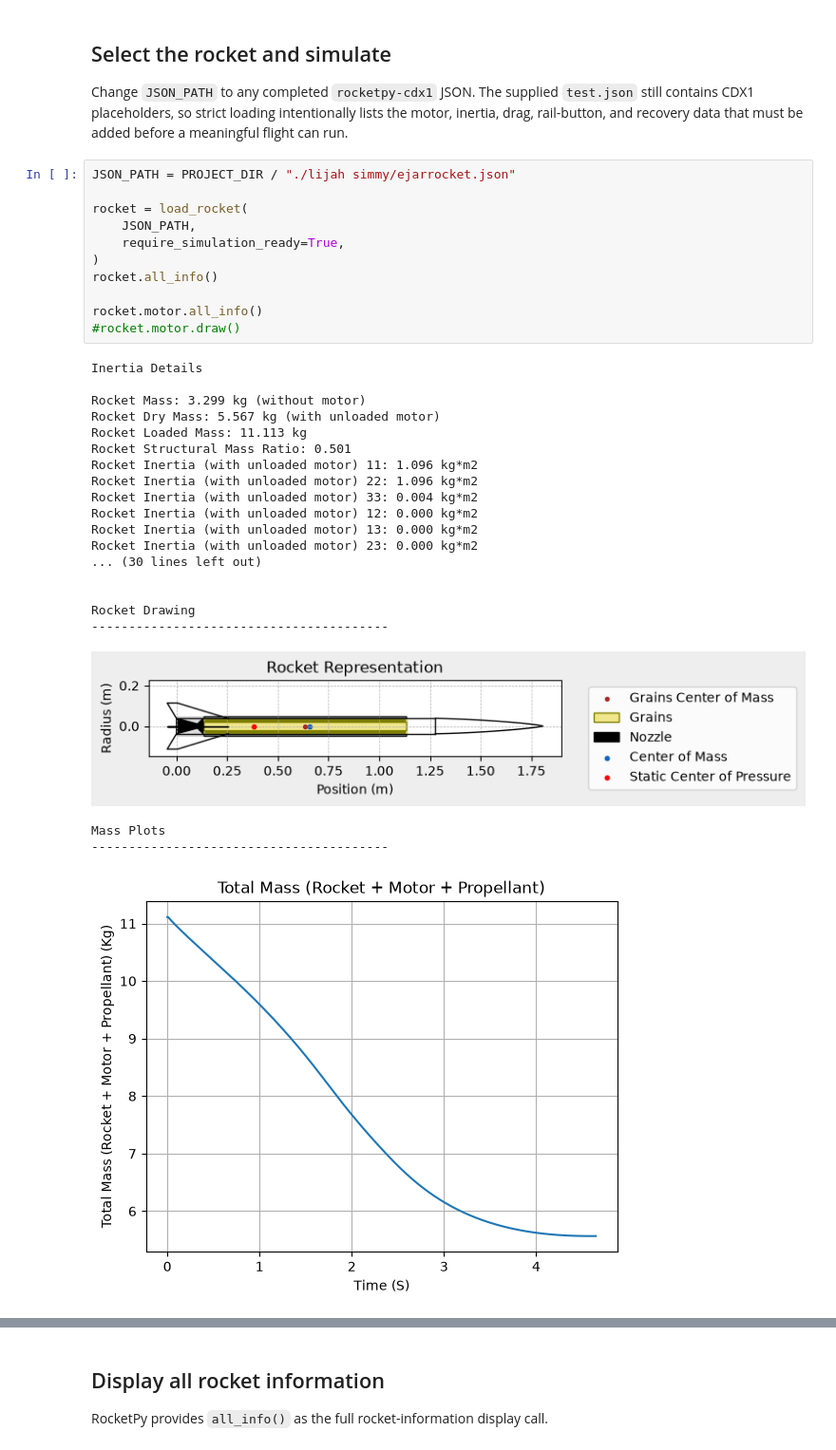
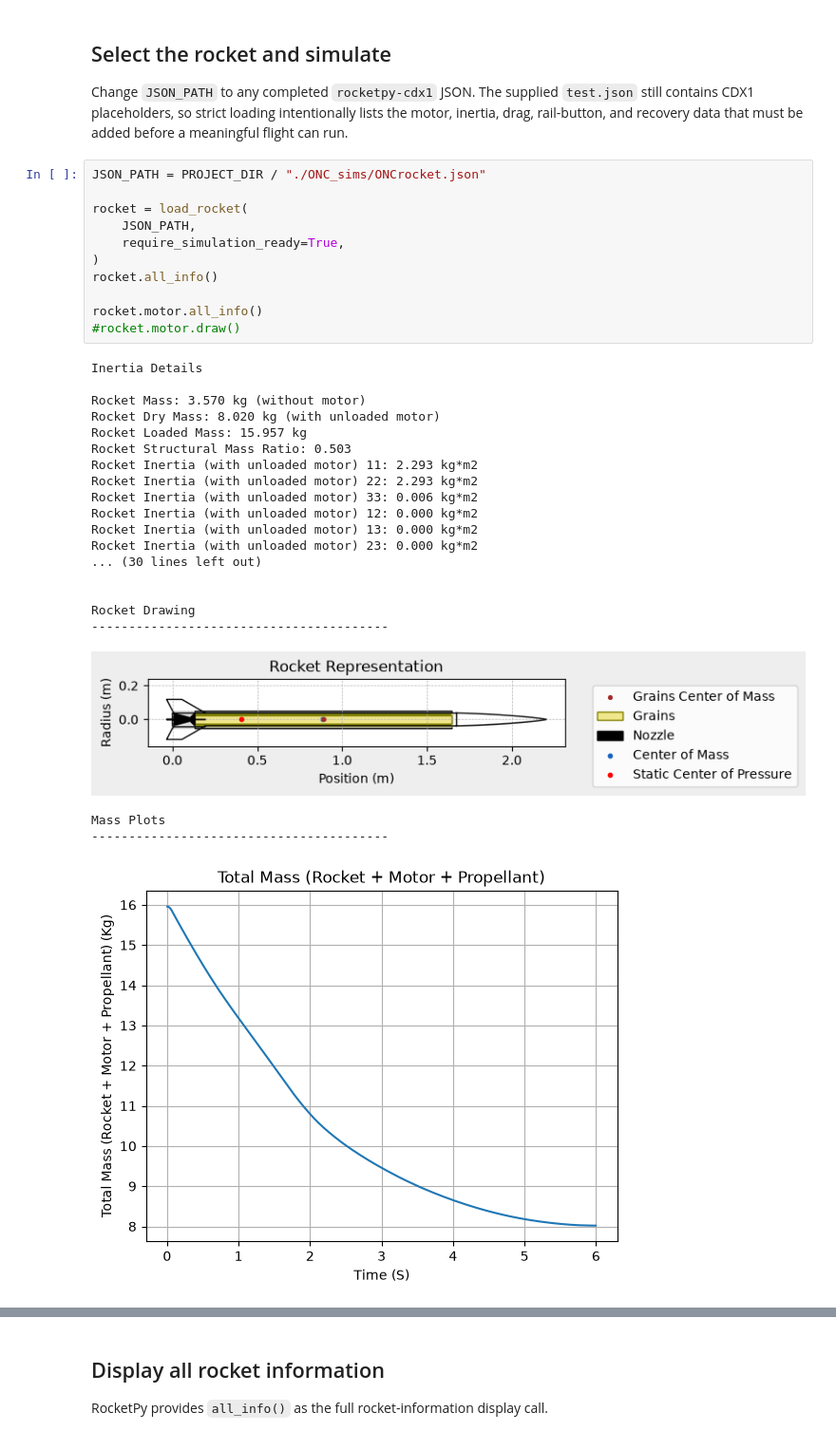
Before and after one commit to prs2026/farfromheaven, a Jupyter notebook: sims/rocketpy/singlesim.ipynb, the cells around one changed output, grey strips where cells are left out. Shown at 95% size. Saved outputs shown, nothing was run; the diff lists cells and outputs as text.

```diff
--- a/sims/rocketpy/singlesim.ipynb
+++ b/sims/rocketpy/singlesim.ipynb
@@ -94,35 +93,35 @@ Use the reusable `run_single_simulation` function imported from `simrunner.py`.
 
 Change `JSON_PATH` to any completed `rocketpy-cdx1` JSON. The supplied `test.json` still contains CDX1 placeholders, so strict loading intentionally lists the motor, inertia, drag, rail-button, and recovery data that must be added before a meaningful flight can run.
 # %%
-JSON_PATH = PROJECT_DIR / "./lijah simmy/ejarrocket.json"
+JSON_PATH = PROJECT_DIR / "./ONC_sims/ONCrocket.json"
 
 rocket = load_rocket(
     JSON_PATH,
     require_simulation_ready=True,
 )
 rocket.all_info()
 
 rocket.motor.all_info()
 #rocket.motor.draw()
 # %% [output]
 Inertia Details
 
-Rocket Mass: 3.299 kg (without motor)
-Rocket Dry Mass: 5.567 kg (with unloaded motor)
-Rocket Loaded Mass: 11.113 kg
-Rocket Structural Mass Ratio: 0.501
-Rocket Inertia (with unloaded motor) 11: 1.096 kg*m2
-Rocket Inertia (with unloaded motor) 22: 1.096 kg*m2
-Rocket Inertia (with unloaded motor) 33: 0.004 kg*m2
+Rocket Mass: 3.570 kg (without motor)
+Rocket Dry Mass: 8.020 kg (with unloaded motor)
+Rocket Loaded Mass: 15.957 kg
+Rocket Structural Mass Ratio: 0.503
+Rocket Inertia (with unloaded motor) 11: 2.293 kg*m2
+Rocket Inertia (with unloaded motor) 22: 2.293 kg*m2
+Rocket Inertia (with unloaded motor) 33: 0.006 kg*m2
 Rocket Inertia (with unloaded motor) 12: 0.000 kg*m2
 Rocket Inertia (with unloaded motor) 13: 0.000 kg*m2
 Rocket Inertia (with unloaded motor) 23: 0.000 kg*m2
 ... (30 lines left out)
 
 
 Rocket Drawing
 ----------------------------------------
-[figure, old version]
+[figure, new version]
 Mass Plots
 ----------------------------------------
-[figure, old version]
+[figure, new version]
```
Also changed, not shown: parts of 2 cells of this notebook, 13 other files.
